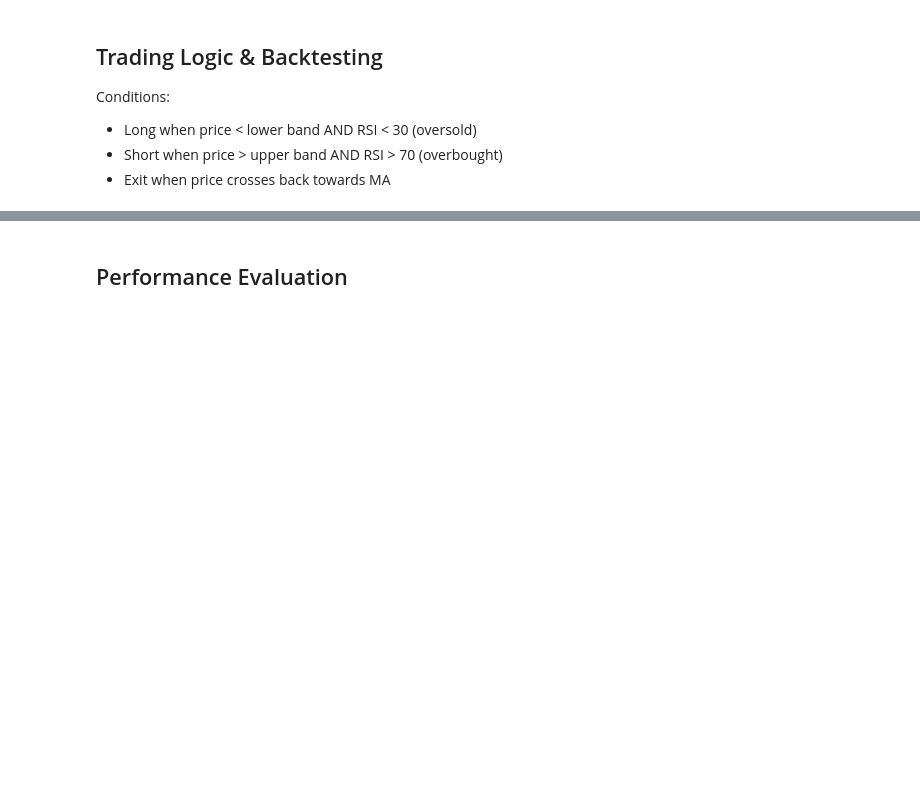
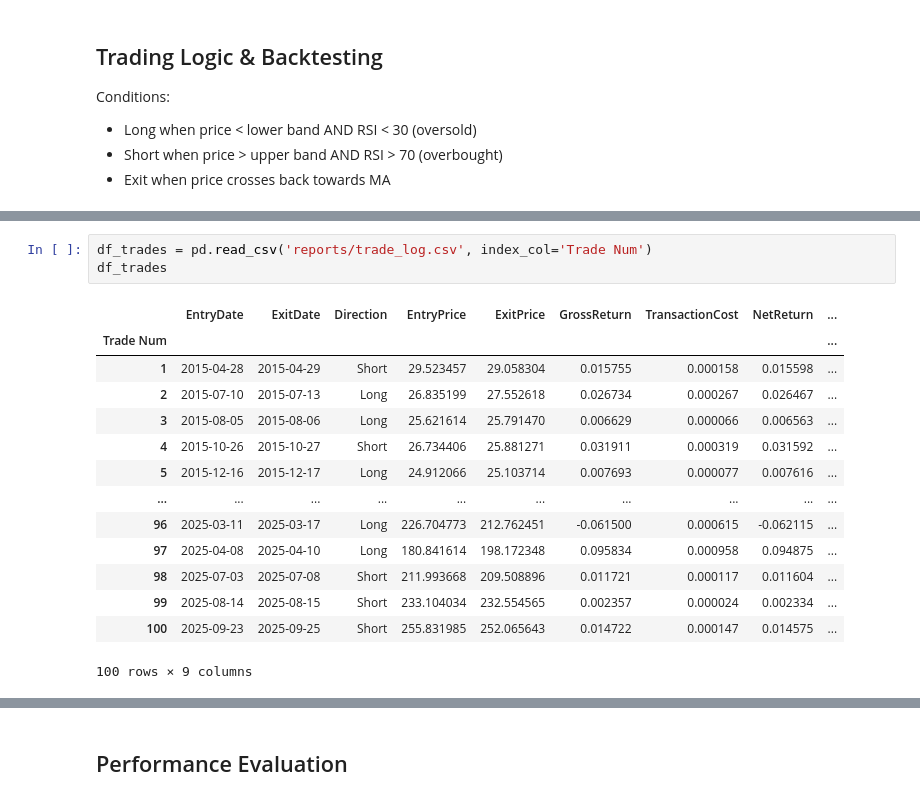
Before and after one commit to JamieW365/trading_algos, a Jupyter notebook: project2_bollinger/bollinger_mean_reversion.ipynb, the cells around one changed output, grey strips where cells are left out. Cells and saved outputs as stored; diff of their text form; blank space fills up the shorter version.

```diff
--- a/project2_bollinger/bollinger_mean_reversion.ipynb
+++ b/project2_bollinger/bollinger_mean_reversion.ipynb
@@ -190,0 +223,18 @@ df_backtest.tail()
+# %%
+df_trades = pd.read_csv('reports/trade_log.csv', index_col='Trade Num')
+df_trades
+# %% [output]
+|  | EntryDate | ExitDate | Direction | EntryPrice | ExitPrice | GrossReturn | TransactionCost | NetReturn | ... |
+| Trade Num |  |  |  |  |  |  |  |  | ... |
+| 1 | 2015-04-28 | 2015-04-29 | Short | 29.523457 | 29.058304 | 0.015755 | 0.000158 | 0.015598 | ... |
+| 2 | 2015-07-10 | 2015-07-13 | Long | 26.835199 | 27.552618 | 0.026734 | 0.000267 | 0.026467 | ... |
+| 3 | 2015-08-05 | 2015-08-06 | Long | 25.621614 | 25.791470 | 0.006629 | 0.000066 | 0.006563 | ... |
+| 4 | 2015-10-26 | 2015-10-27 | Short | 26.734406 | 25.881271 | 0.031911 | 0.000319 | 0.031592 | ... |
+| 5 | 2015-12-16 | 2015-12-17 | Long | 24.912066 | 25.103714 | 0.007693 | 0.000077 | 0.007616 | ... |
+| ... | ... | ... | ... | ... | ... | ... | ... | ... | ... |
+| 96 | 2025-03-11 | 2025-03-17 | Long | 226.704773 | 212.762451 | -0.061500 | 0.000615 | -0.062115 | ... |
+| 97 | 2025-04-08 | 2025-04-10 | Long | 180.841614 | 198.172348 | 0.095834 | 0.000958 | 0.094875 | ... |
+| 98 | 2025-07-03 | 2025-07-08 | Short | 211.993668 | 209.508896 | 0.011721 | 0.000117 | 0.011604 | ... |
+| 99 | 2025-08-14 | 2025-08-15 | Short | 233.104034 | 232.554565 | 0.002357 | 0.000024 | 0.002334 | ... |
+| 100 | 2025-09-23 | 2025-09-25 | Short | 255.831985 | 252.065643 | 0.014722 | 0.000147 | 0.014575 | ... |
+100 rows × 9 columns
```
Also changed, not shown: parts of 24 cells of this notebook, 2 other files.
